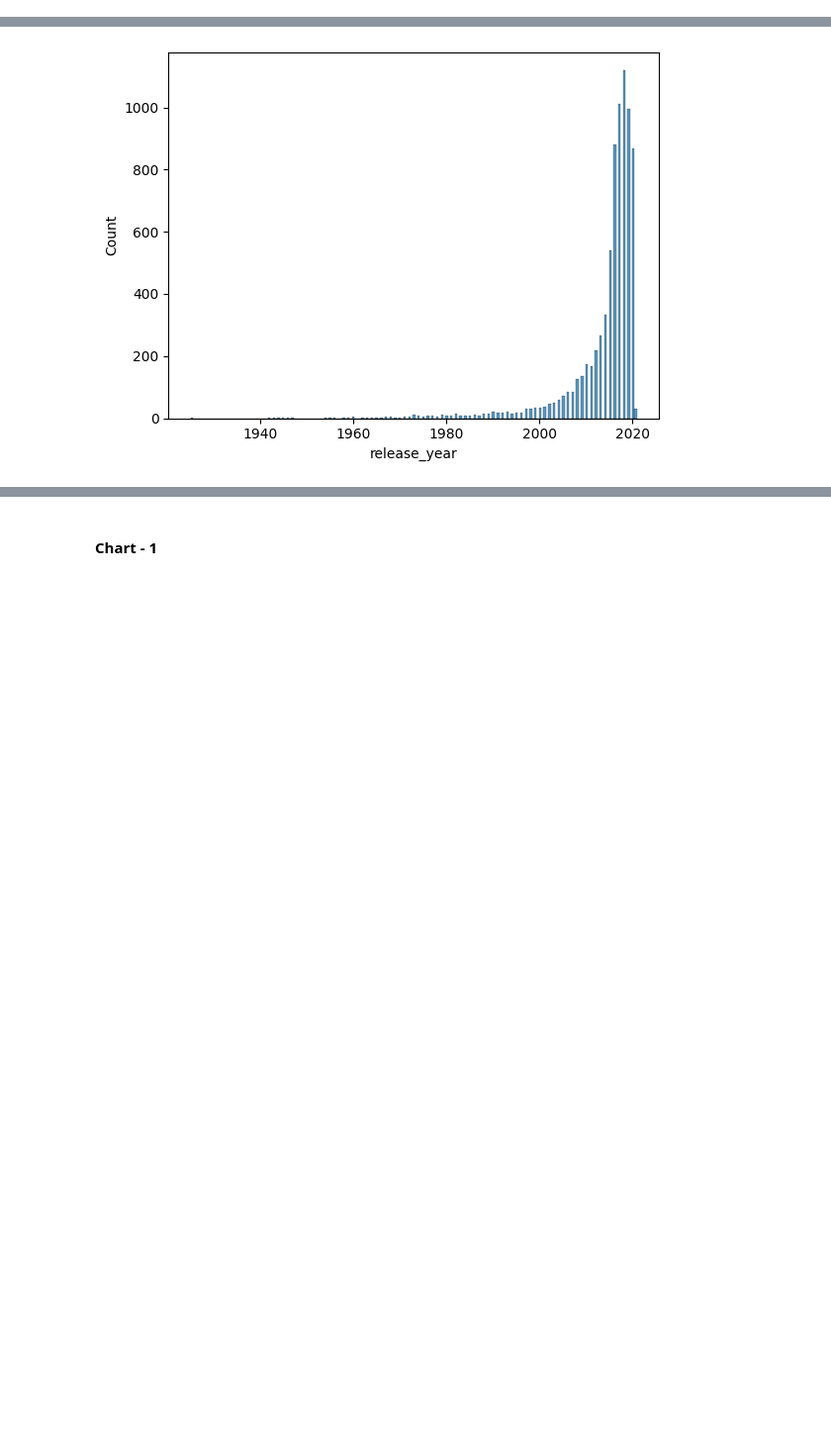
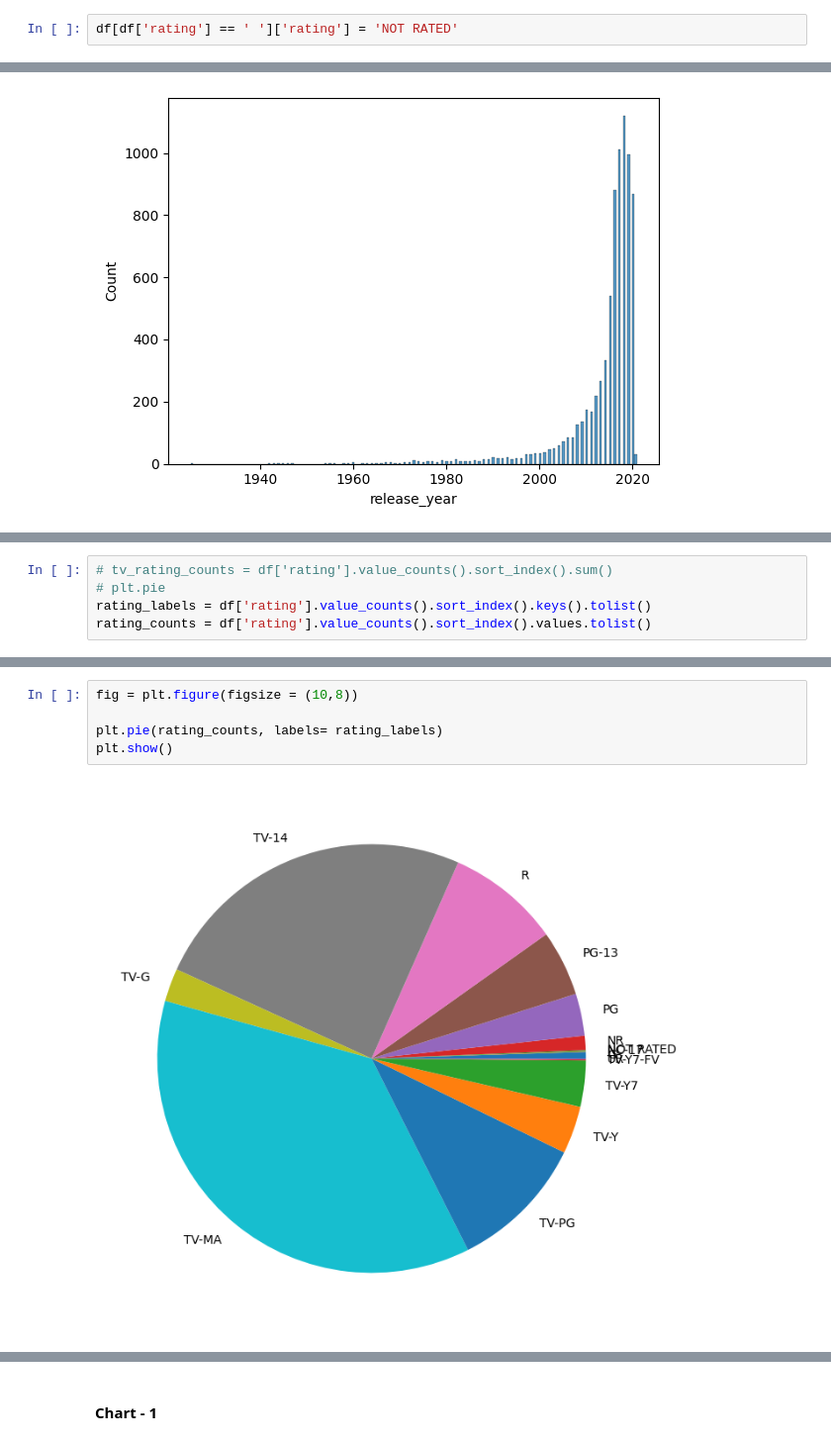
Before and after one commit to 007tickooayush/ML-Unsupervised-Netflix-Clustering-Recommendation-Project, a Jupyter notebook: Ayush_Tickoo_ML_Capstone_Unsupervised_Project.ipynb, the cells around one changed output, grey strips where cells are left out. Shown at 99% size. Cells and saved outputs as stored; diff of their text form; blank space fills up the shorter version.

Commit message:
data wrangling and added visualizations for univariate analysis

```diff
--- a/Ayush_Tickoo_ML_Capstone_Unsupervised_Project.ipynb
+++ b/Ayush_Tickoo_ML_Capstone_Unsupervised_Project.ipynb
@@ -387,0 +380,2 @@ dtype: int64
+# %%
+df[df['rating'] == ' ']['rating'] = 'NOT RATED'
@@ -450,0 +474,5 @@ plt.show()
+# %%
+# tv_rating_counts = df['rating'].value_counts().sort_index().sum()
+# plt.pie
+rating_labels = df['rating'].value_counts().sort_index().keys().tolist()
+rating_counts = df['rating'].value_counts().sort_index().values.tolist()
@@ -450,0 +497,7 @@ plt.show()
+# %%
+fig = plt.figure(figsize = (10,8))
+
+plt.pie(rating_counts, labels= rating_labels)
+plt.show()
+# %% [output]
+[figure, added]
```
Also changed, not shown: parts of 34 cells of this notebook.
